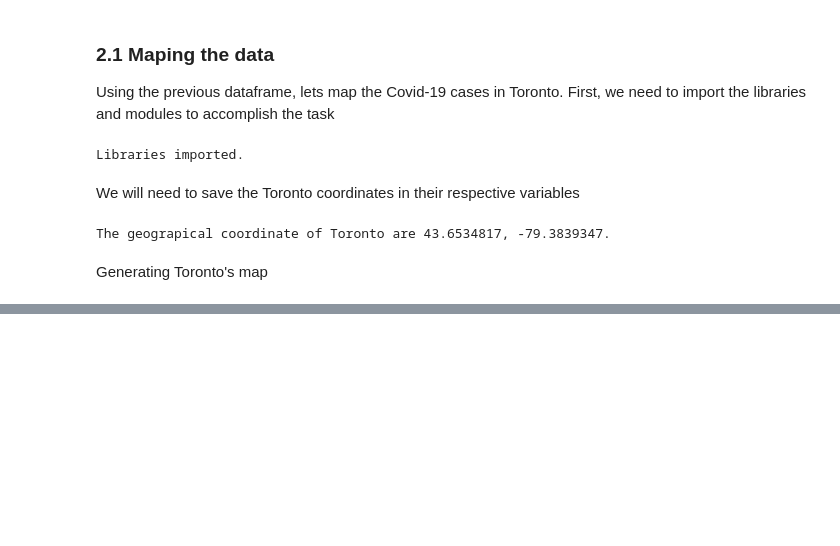
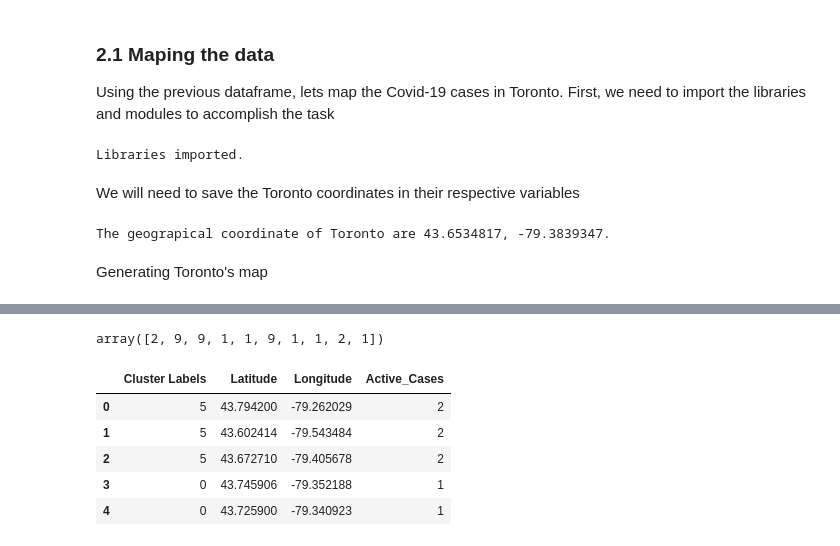
Before and after one commit to nirzaribhavsar/Clustering_Covid19_Cases_Toronto, a Jupyter notebook: Clustering_Covid_Toronto.ipynb, the cells around one changed output, grey strips where cells are left out. Drawn from its saved outputs; the diff is of its cells as text; code cells hidden in the pictures; blank space fills up the shorter version.

Commit message:
Clustering done

```diff
--- a/Clustering_Covid_Toronto.ipynb
+++ b/Clustering_Covid_Toronto.ipynb
@@ -251,0 +242,25 @@ NameError: name 'rainbow' is not defined
+# %%
+# Run k-means to cluster the neighborhoods into 6 clusters.
+# set number of clusters
+kclusters = 10
+
+toronto_grouped_clustering = covid_toronto_total.drop('Neighborhood', 1)
+
+# run k-means clustering
+kmeans = KMeans(n_clusters=kclusters, random_state=0).fit(toronto_grouped_clustering)
+
+# check cluster labels generated for each row in the dataframe
+kmeans.labels_[0:10]
+# %% [output]
+array([2, 9, 9, 1, 1, 9, 1, 1, 2, 1])
+# %%
+# add clustering labels
+toronto_grouped_clustering.insert(0, 'Cluster Labels', kmeans.labels_)
+toronto_grouped_clustering.head()
+# %% [output]
+|  | Cluster Labels | Latitude | Longitude | Active_Cases |
+| 0 | 5 | 43.794200 | -79.262029 | 2 |
+| 1 | 5 | 43.602414 | -79.543484 | 2 |
+| 2 | 5 | 43.672710 | -79.405678 | 2 |
+| 3 | 0 | 43.745906 | -79.352188 | 1 |
+| 4 | 0 | 43.725900 | -79.340923 | 1 |
```
Also changed, not shown: parts of 8 cells of this notebook.
